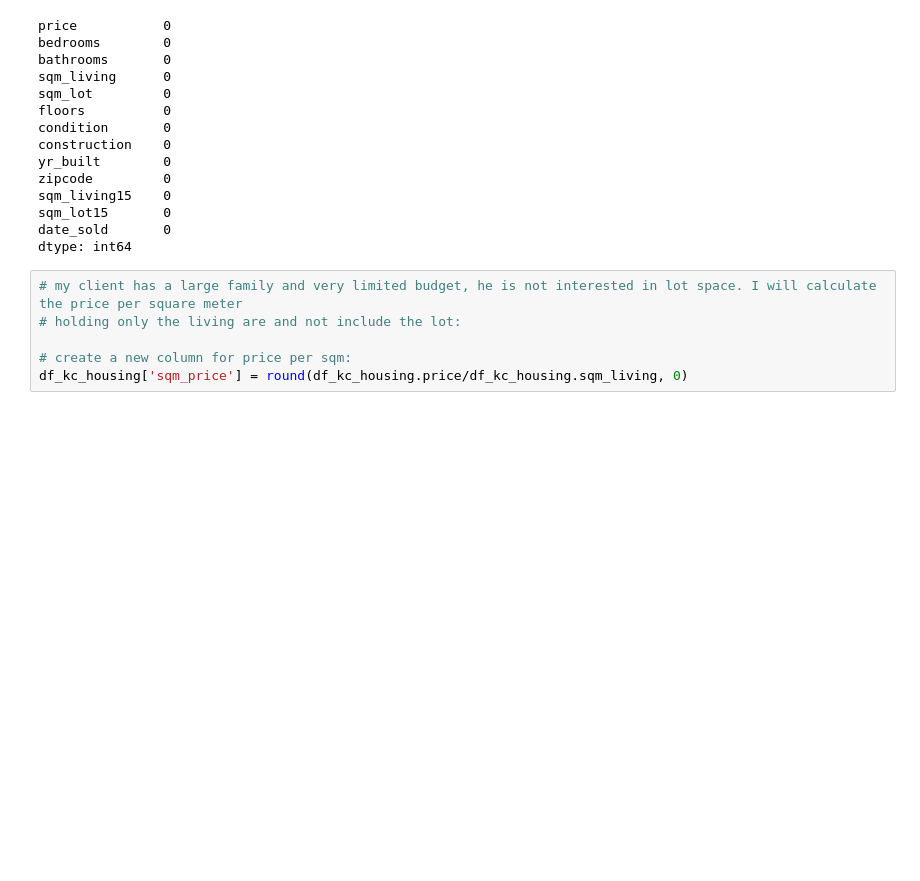
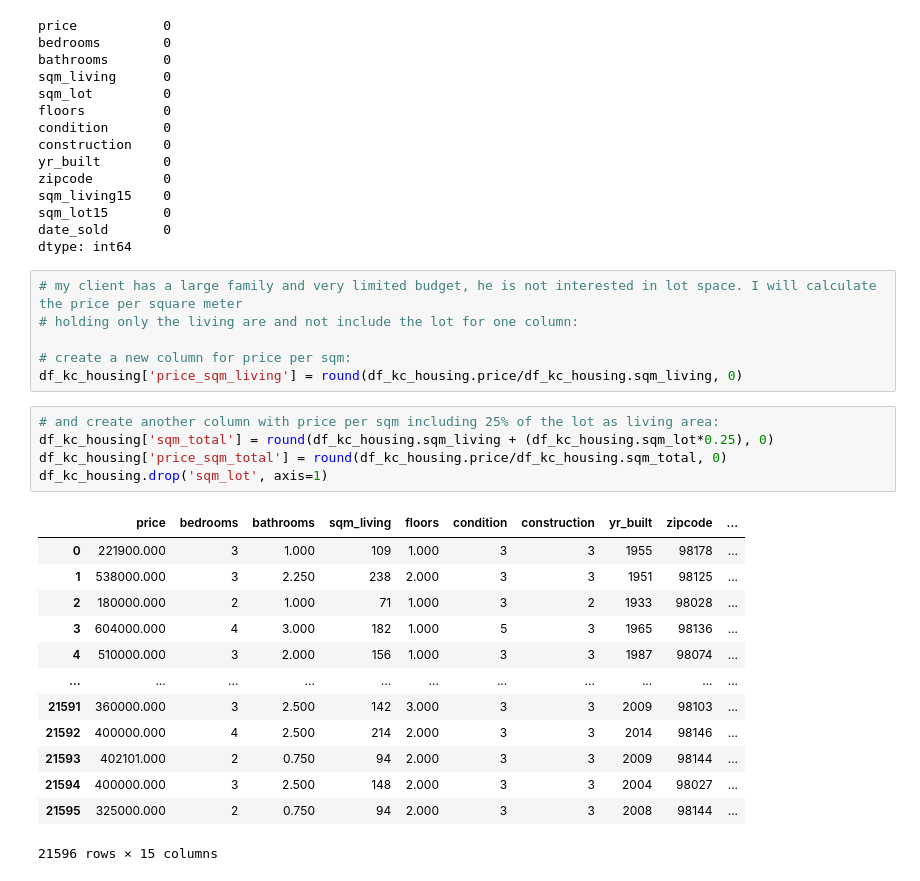
Before and after one commit to Cazta/data_analytics_real_estate, a Jupyter notebook: EDA_data_cleaning.ipynb, the cells around one changed output. Cells and saved outputs as stored; diff of their text form; blank space fills up the shorter version.

```diff
--- a/EDA_data_cleaning.ipynb
+++ b/EDA_data_cleaning.ipynb
@@ -244,7 +310,26 @@ date_sold       0
 dtype: int64
 # %%
 # my client has a large family and very limited budget, he is not interested in lot space. I will calculate the price per square meter
-# holding only the living are and not include the lot:
+# holding only the living are and not include the lot for one column:
 
 # create a new column for price per sqm:
-df_kc_housing['sqm_price'] = round(df_kc_housing.price/df_kc_housing.sqm_living, 0)
+df_kc_housing['price_sqm_living'] = round(df_kc_housing.price/df_kc_housing.sqm_living, 0)
+# %%
+# and create another column with price per sqm including 25% of the lot as living area:
+df_kc_housing['sqm_total'] = round(df_kc_housing.sqm_living + (df_kc_housing.sqm_lot*0.25), 0)
+df_kc_housing['price_sqm_total'] = round(df_kc_housing.price/df_kc_housing.sqm_total, 0)
+df_kc_housing.drop('sqm_lot', axis=1)
+# %% [output]
+|  | price | bedrooms | bathrooms | sqm_living | floors | condition | construction | yr_built | zipcode | ... |
+| 0 | 221900.000 | 3 | 1.000 | 109 | 1.000 | 3 | 3 | 1955 | 98178 | ... |
+| 1 | 538000.000 | 3 | 2.250 | 238 | 2.000 | 3 | 3 | 1951 | 98125 | ... |
+| 2 | 180000.000 | 2 | 1.000 | 71 | 1.000 | 3 | 2 | 1933 | 98028 | ... |
+| 3 | 604000.000 | 4 | 3.000 | 182 | 1.000 | 5 | 3 | 1965 | 98136 | ... |
+| 4 | 510000.000 | 3 | 2.000 | 156 | 1.000 | 3 | 3 | 1987 | 98074 | ... |
+| ... | ... | ... | ... | ... | ... | ... | ... | ... | ... | ... |
+| 21591 | 360000.000 | 3 | 2.500 | 142 | 3.000 | 3 | 3 | 2009 | 98103 | ... |
+| 21592 | 400000.000 | 4 | 2.500 | 214 | 2.000 | 3 | 3 | 2014 | 98146 | ... |
+| 21593 | 402101.000 | 2 | 0.750 | 94 | 2.000 | 3 | 3 | 2009 | 98144 | ... |
+| 21594 | 400000.000 | 3 | 2.500 | 148 | 2.000 | 3 | 3 | 2004 | 98027 | ... |
+| 21595 | 325000.000 | 2 | 0.750 | 94 | 2.000 | 3 | 3 | 2008 | 98144 | ... |
+21596 rows × 15 columns
```
Also changed, not shown: parts of 27 cells of this notebook.
